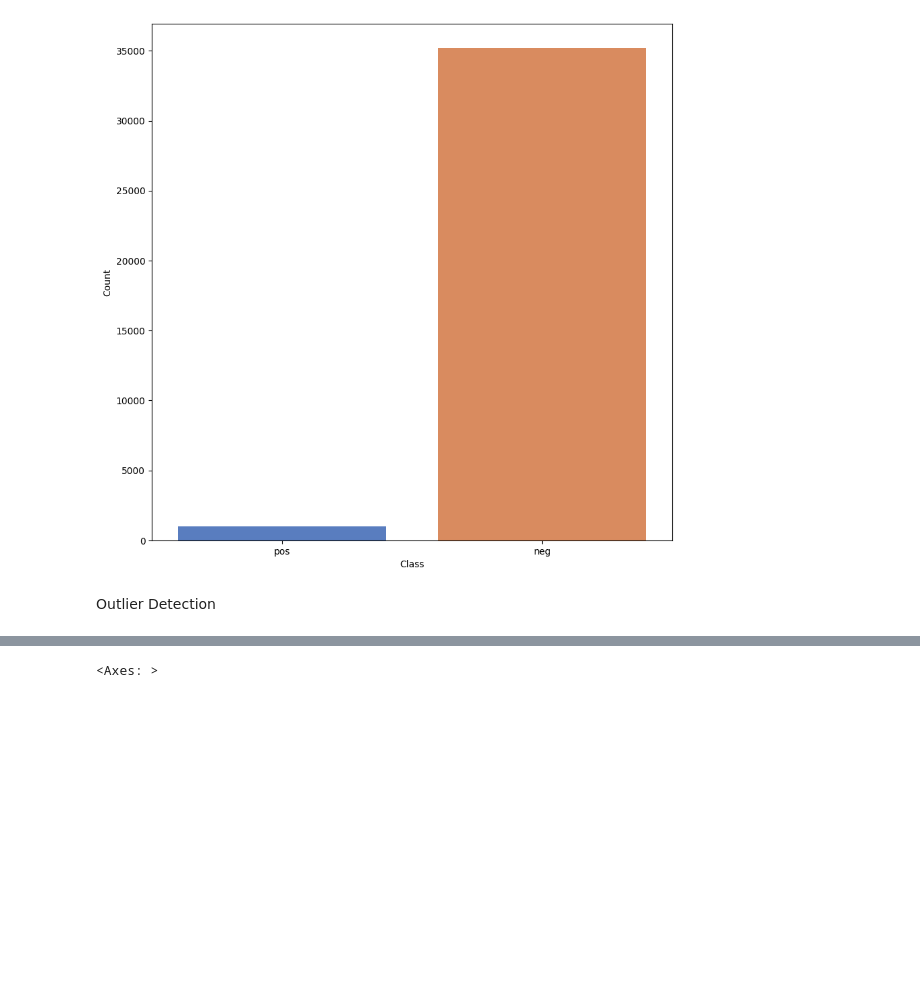
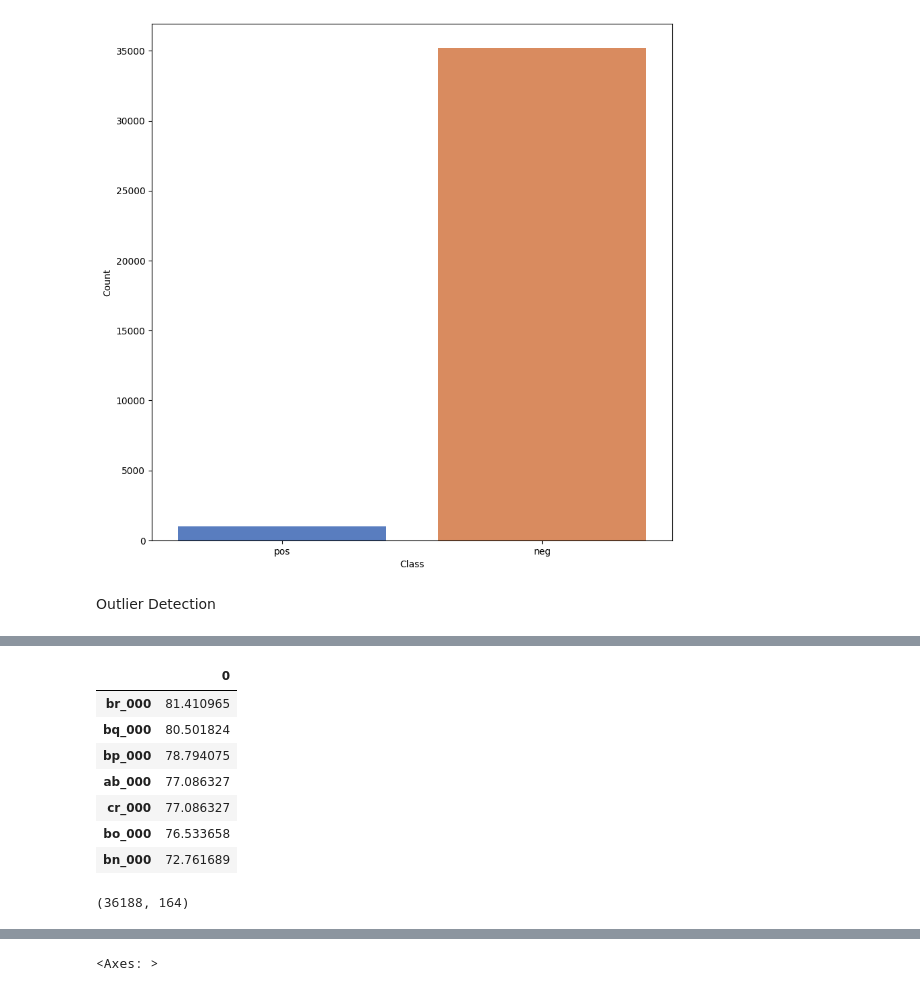
Before and after one commit to SuvitKumar003/LiveSensor, a Jupyter notebook: EDA.ipynb, the cells around one changed output, grey strips where cells are left out. Cells and saved outputs as stored; diff of their text form; code cells hidden in the pictures; blank space fills up the shorter version.

```diff
--- a/EDA.ipynb
+++ b/EDA.ipynb
@@ -156,2 +157,13 @@ Text(0.5, 1.0, 'Missing Value Count')
 # %%
 dropcols=missing_value[missing_value[0]>70]
+# %%
+dropcols
+# %% [output]
+|  | 0 |
+| br_000 | 81.410965 |
+| bq_000 | 80.501824 |
+| bp_000 | 78.794075 |
+| ab_000 | 77.086327 |
+| cr_000 | 77.086327 |
+| bo_000 | 76.533658 |
+| bn_000 | 72.761689 |
@@ -158,3 +172,7 @@ dropcols=missing_value[missing_value[0]>70]
+# %%
+df.shape
+# %% [output]
+(36188, 164)
 # %%
 df_copy=df.copy()
 df_copy.drop('class',axis=1,inplace=True)
```
Also changed, not shown: parts of 3 cells of this notebook.
